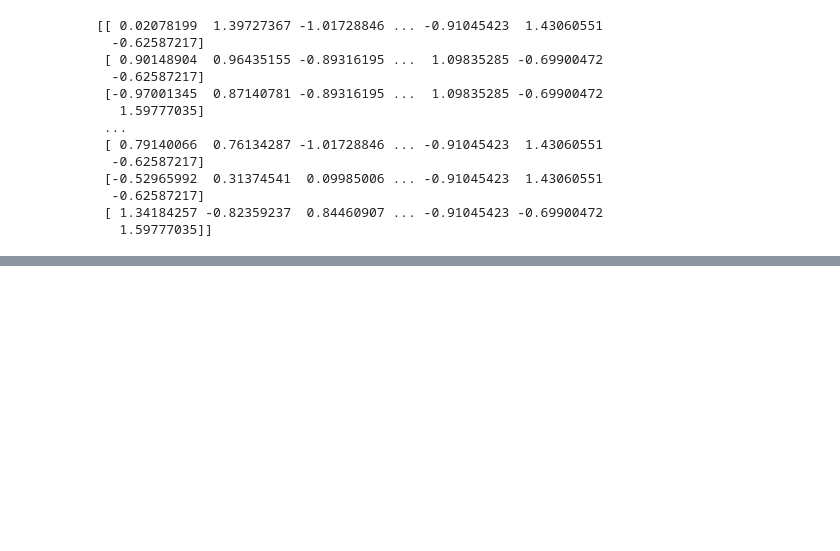
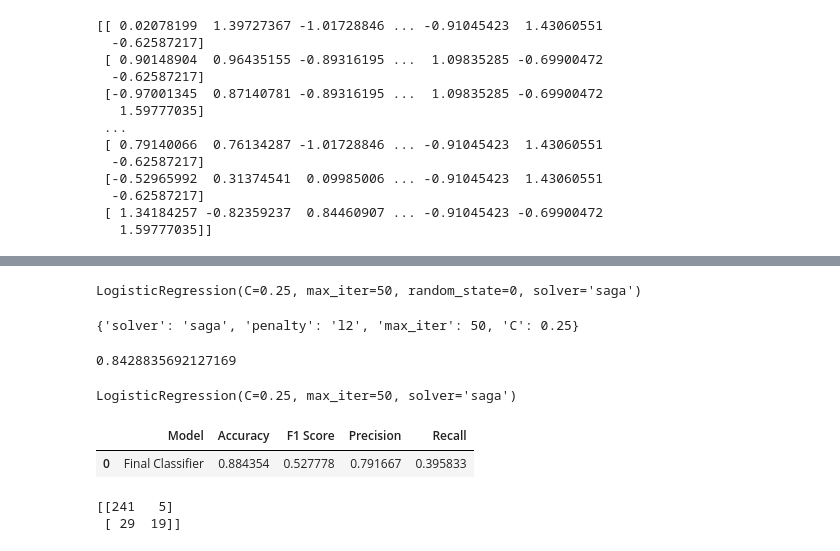
Before and after one commit to Dei-gratia/Machine-Learning-Projects, a Jupyter notebook: Machine Learning & Deep Learning Projects/Employee_Attrition_Prediction.ipynb, the cells around one changed output, grey strips where cells are left out. Saved outputs shown, nothing was run; the diff lists cells and outputs as text; code cells hidden in the pictures; blank space fills up the shorter version.

```diff
--- a/Machine Learning & Deep Learning Projects/Employee_Attrition_Prediction.ipynb
+++ b/Machine Learning & Deep Learning Projects/Employee_Attrition_Prediction.ipynb
@@ -195,0 +289,11 @@ print(X_train)
+# %%
+#find the best parameters for logistic regression
+parameters = {
+    "penalty" : ["l1", "l2", "elasticnet", "none"],
+    "C": [0.25, 0.5, 0.75, 1.0, 1.25, 1.5, 1.75, 2.0],
+    "solver": ["newton-cg", "lbfgs", "liblinear", "sag", "saga"],
+    "max_iter": [50, 100, 500, 2000, 5000]
+}
+
+random_cv = RandomizedSearchCV(estimator=lr_classifier, param_distributions=parameters, n_iter=10, scoring="roc_auc", n_jobs=-1, cv=5, verbose=3)
+random_cv.fit(X_train, y_train)
@@ -195,0 +330,37 @@ print(X_train)
+# %%
+random_cv.best_estimator_
+# %% [output]
+LogisticRegression(C=0.25, max_iter=50, random_state=0, solver='saga')
+# %%
+random_cv.best_params_
+# %% [output]
+{'solver': 'saga', 'penalty': 'l2', 'max_iter': 50, 'C': 0.25}
+# %%
+random_cv.best_score_
+# %% [output]
+0.8428835692127169
+# %%
+classifier = LogisticRegression(**random_cv.best_params_)
+classifier.fit(X_train, y_train)
+# %% [output]
+LogisticRegression(C=0.25, max_iter=50, solver='saga')
+# %%
+y_pred = classifier.predict(X_test)
+
+acc = accuracy_score(y_test, y_pred)
+f1 = f1_score(y_test, y_pred)
+prec = precision_score(y_test, y_pred)
+rec = recall_score(y_test, y_pred)
+
+results = pd.DataFrame([["Final Classifier", acc, f1, prec, rec]],
+                      columns=["Model", "Accuracy", "F1 Score", "Precision", "Recall"])
+results
+# %% [output]
+|  | Model | Accuracy | F1 Score | Precision | Recall |
+| 0 | Final Classifier | 0.884354 | 0.527778 | 0.791667 | 0.395833 |
+# %%
+cm = confusion_matrix(y_test, y_pred)
+print(cm)
+# %% [output]
+[[241   5]
+ [ 29  19]]
```
Also changed, not shown: parts of 14 cells of this notebook.
